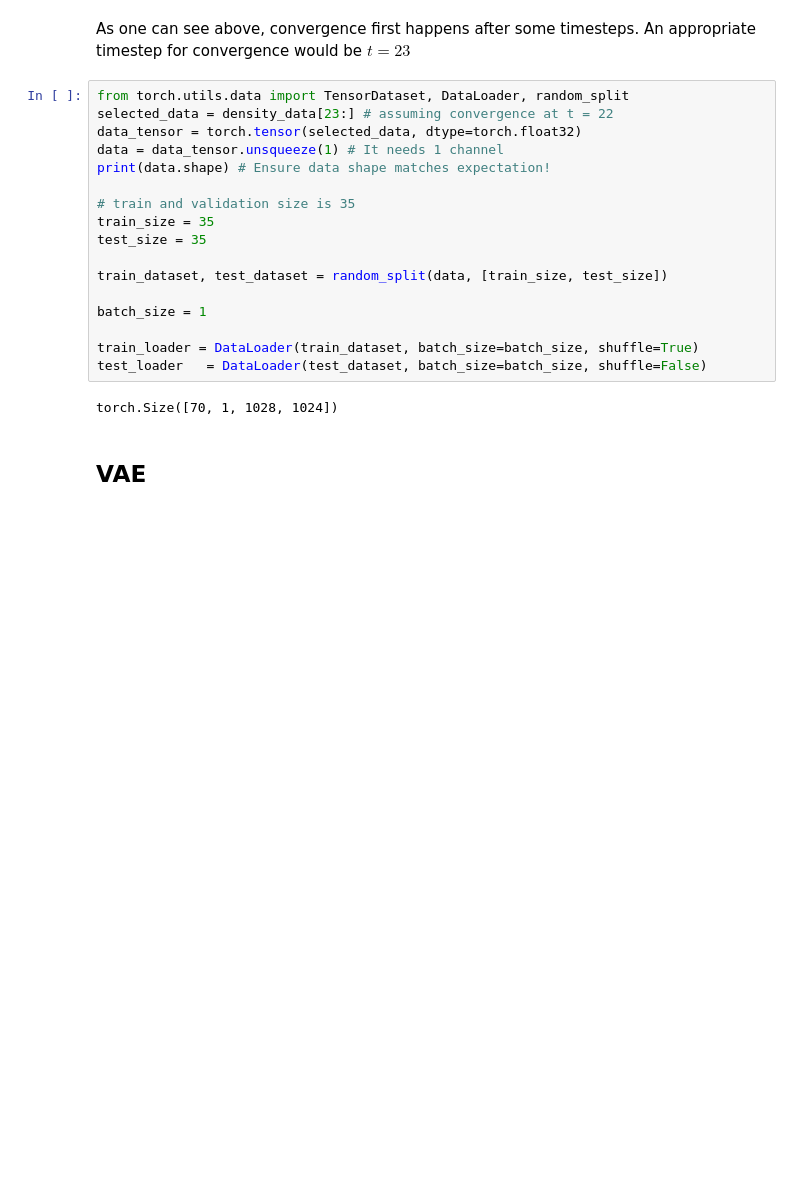
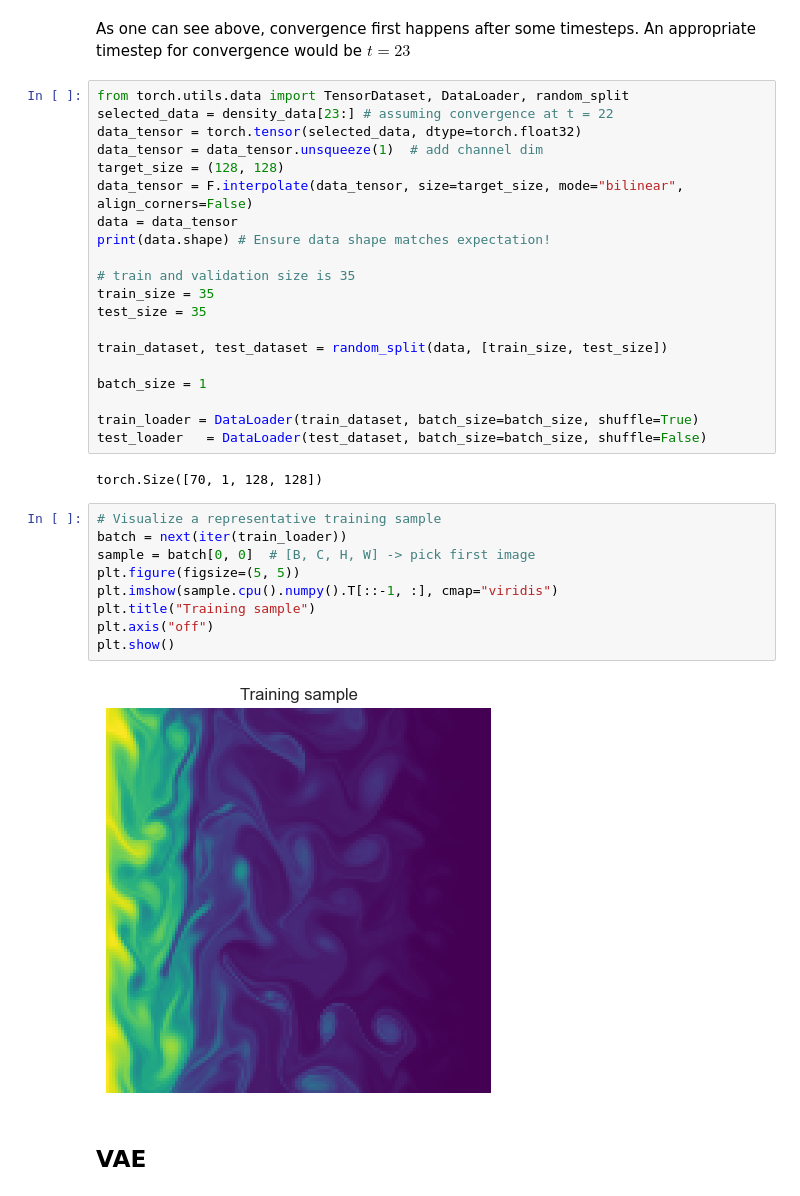
Before and after one commit to raco98/02456_Deep_Learning, a Jupyter notebook: scratch.ipynb, the cells around one changed output. Saved outputs shown, nothing was run; the diff lists cells and outputs as text; blank space fills up the shorter version.

```diff
--- a/scratch.ipynb
+++ b/scratch.ipynb
@@ -159,7 +162,10 @@ As one can see above, convergence first happens after some timesteps. An appropr
 from torch.utils.data import TensorDataset, DataLoader, random_split
 selected_data = density_data[23:] # assuming convergence at t = 22
 data_tensor = torch.tensor(selected_data, dtype=torch.float32)
-data = data_tensor.unsqueeze(1) # It needs 1 channel
+data_tensor = data_tensor.unsqueeze(1)  # add channel dim
+target_size = (128, 128)
+data_tensor = F.interpolate(data_tensor, size=target_size, mode="bilinear", align_corners=False)
+data = data_tensor
 print(data.shape) # Ensure data shape matches expectation!
 
 # train and validation size is 35
@@ -173,7 +179,18 @@ batch_size = 1
 train_loader = DataLoader(train_dataset, batch_size=batch_size, shuffle=True)
 test_loader   = DataLoader(test_dataset, batch_size=batch_size, shuffle=False)
 # %% [output]
-torch.Size([70, 1, 1028, 1024])
+torch.Size([70, 1, 128, 128])
+# %%
+# Visualize a representative training sample
+batch = next(iter(train_loader))
+sample = batch[0, 0]  # [B, C, H, W] -> pick first image
+plt.figure(figsize=(5, 5))
+plt.imshow(sample.cpu().numpy().T[::-1, :], cmap="viridis")
+plt.title("Training sample")
+plt.axis("off")
+plt.show()
+# %% [output]
+[figure, added]
 # %% [markdown]
 ## VAE
 # %%
```
Also changed, not shown: parts of 10 cells of this notebook, 1 other file.
